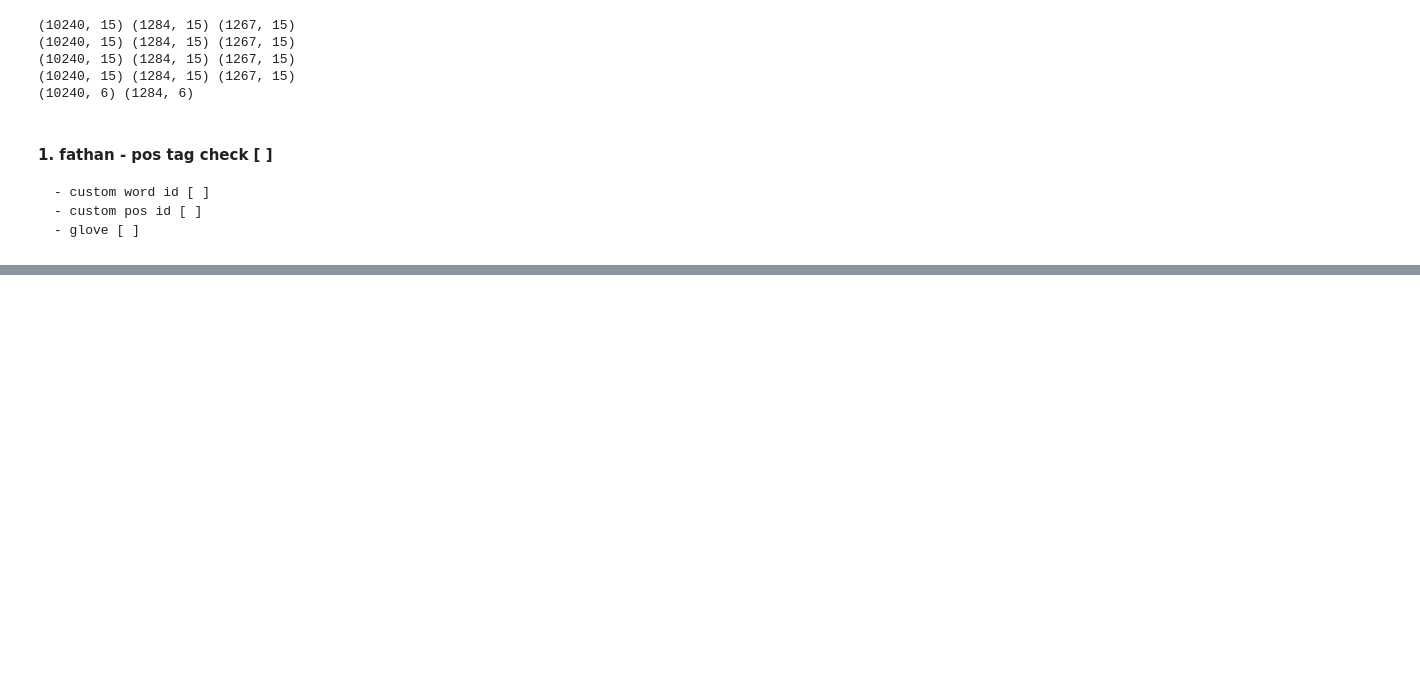
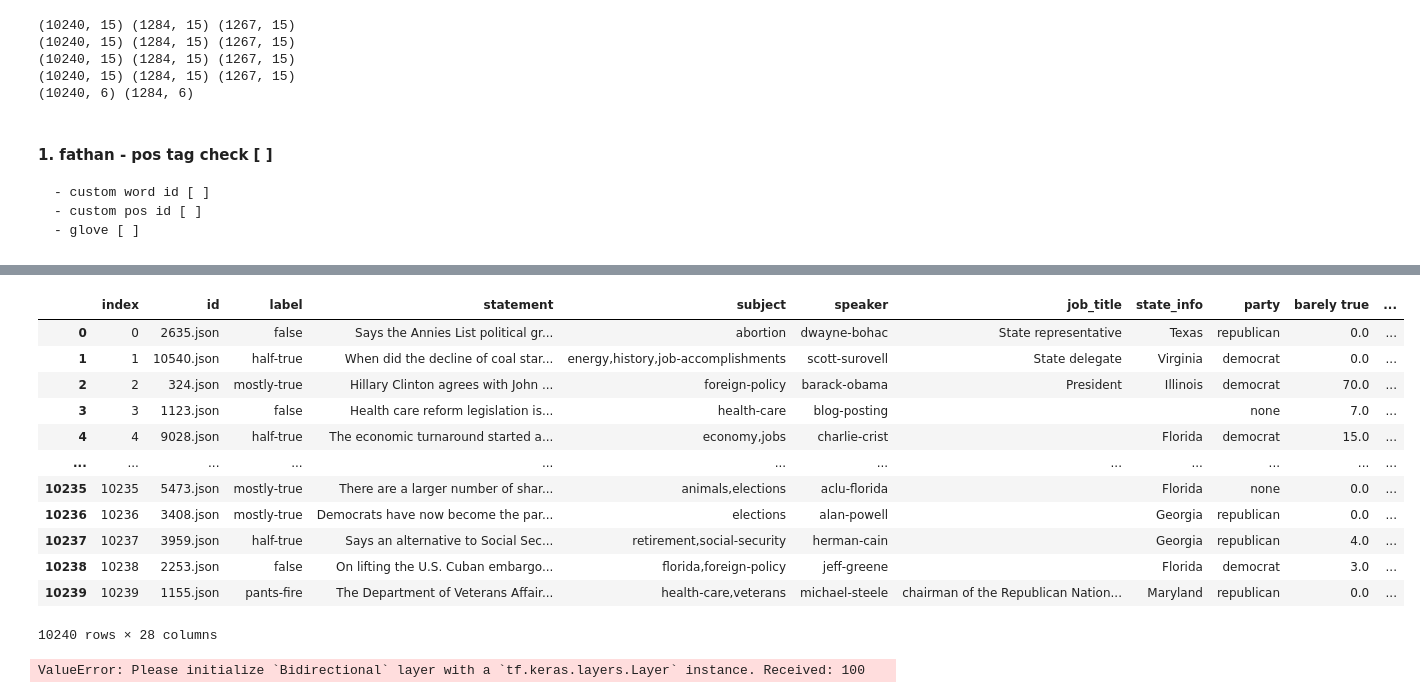
Before and after one commit to f4ths/fyp-fake-news-detection, a Jupyter notebook: bilstm.ipynb, the cells around one changed output, grey strips where cells are left out. Drawn from its saved outputs; the diff is of its cells as text; code cells hidden in the pictures; blank space fills up the shorter version.

```diff
--- a/bilstm.ipynb
+++ b/bilstm.ipynb
@@ -697,0 +695,50 @@ train(model_bilstm,
+# %%
+train_data
+# %% [output]
+|  | index | id | label | statement | subject | speaker | job_title | state_info | party | barely true | ... |
+| 0 | 0 | 2635.json | false | Says the Annies List political gr... | abortion | dwayne-bohac | State representative | Texas | republican | 0.0 | ... |
+| 1 | 1 | 10540.json | half-true | When did the decline of coal star... | energy,history,job-accomplishments | scott-surovell | State delegate | Virginia | democrat | 0.0 | ... |
+| 2 | 2 | 324.json | mostly-true | Hillary Clinton agrees with John ... | foreign-policy | barack-obama | President | Illinois | democrat | 70.0 | ... |
+| 3 | 3 | 1123.json | false | Health care reform legislation is... | health-care | blog-posting |  |  | none | 7.0 | ... |
+| 4 | 4 | 9028.json | half-true | The economic turnaround started a... | economy,jobs | charlie-crist |  | Florida | democrat | 15.0 | ... |
+| ... | ... | ... | ... | ... | ... | ... | ... | ... | ... | ... | ... |
+| 10235 | 10235 | 5473.json | mostly-true | There are a larger number of shar... | animals,elections | aclu-florida |  | Florida | none | 0.0 | ... |
+| 10236 | 10236 | 3408.json | mostly-true | Democrats have now become the par... | elections | alan-powell |  | Georgia | republican | 0.0 | ... |
+| 10237 | 10237 | 3959.json | half-true | Says an alternative to Social Sec... | retirement,social-security | herman-cain |  | Georgia | republican | 4.0 | ... |
+| 10238 | 10238 | 2253.json | false | On lifting the U.S. Cuban embargo... | florida,foreign-policy | jeff-greene |  | Florida | democrat | 3.0 | ... |
+| 10239 | 10239 | 1155.json | pants-fire | The Department of Veterans Affair... | health-care,veterans | michael-steele | chairman of the Republican Nation... | Maryland | republican | 0.0 | ... |
+10240 rows × 28 columns
+# %%
+model_bilstm = Sequential()
+model_bilstm.add(Embedding(vocab_length+1, hidden_size, input_length=num_steps))
+model_bilstm.add(Bidirectional(LSTM(hidden_size)))
+model_bilstm.add(Dense(6, activation='softmax'))
+# model_bilstm.compile(loss='categorical_crossentropy', optimizer='adam', metrics=['accuracy'])
+
+# statement embed bilstm
+statement_input = Input(shape=num_steps, dtype='int32', name='main_input')
+x = Embedding(vocab_length+1,EMBED_DIM,weights=[embedding_matrix],input_length=num_steps,trainable=False)(statement_input)
+bilstm_word_input = LSTM(lstm_size, dropout=0.2)(x)
+
+# SPECIFY POS_DICT USED FOR POS EMBEDDING
+pos_dict = pos_dict_custom
+# pos_embeddings = np.identity(len(set(pos_dict.values())), dtype=int)
+pos_embeddings = np.identity(max(pos_dict.values())+1, dtype=int)
+
+# pos embed bilstm
+pos_input = Input(shape=num_steps, dtype='int32', name='pos_input')
+x2 = Embedding(max(pos_dict.values())+1, max(pos_dict.values())+1, weights=[pos_embeddings], input_length=num_steps, trainable=False)(pos_input)
+# x2 = Embedding(len(set(pos_dict.values())), len(set(pos_dict.values())), weights=[pos_embeddings], input_length=num_steps, trainable=False)(pos_input)
+bilstm_pos_in = LSTM(lstm_size, dropout=0.2)(x2)
+
+# todo: DEP PARSE
+# # dep embed LSTM X3
+# dep_input = Input(shape=(num_steps,), dtype='int32', name='dep_input')
+# x3 = Embedding(max(dep_dict.values()), max(dep_dict.values()), weights=[dep_embeddings], input_length=num_steps, trainable=False)(dep_input)
+# lstm_in3 = LSTM(lstm_size, dropout=0.2)(x3)
+
+# meta data Dense layer
+# meta_input = Input(shape=(X_train_meta.shape[1],), name='aux_input')
+# x_meta = Dense(64, activation='relu')(meta_input)
+# %% [output]
+ValueError: Please initialize `Bidirectional` layer with a `tf.keras.layers.Layer` instance. Received: 100
```
Also changed, not shown: parts of 83 cells of this notebook.
